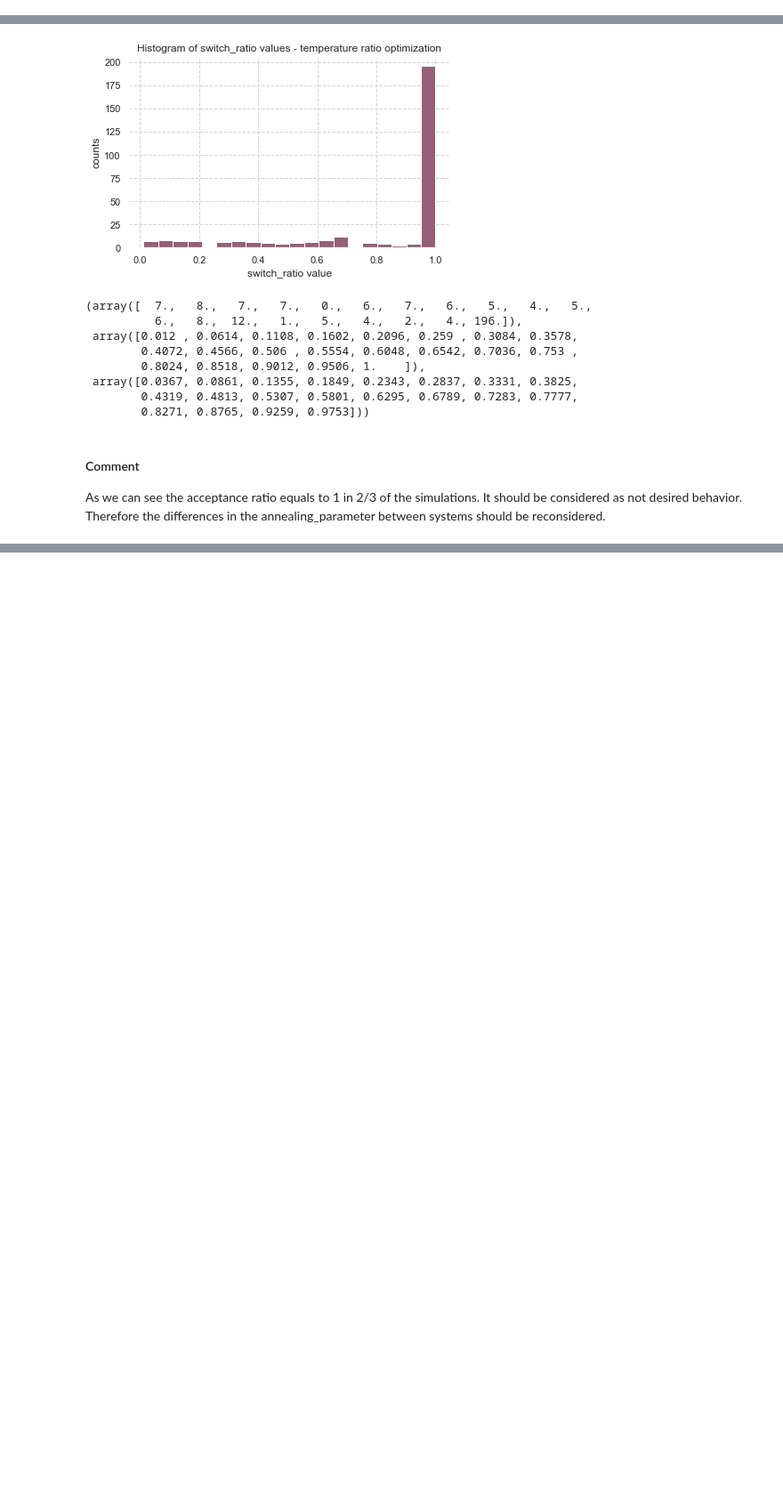
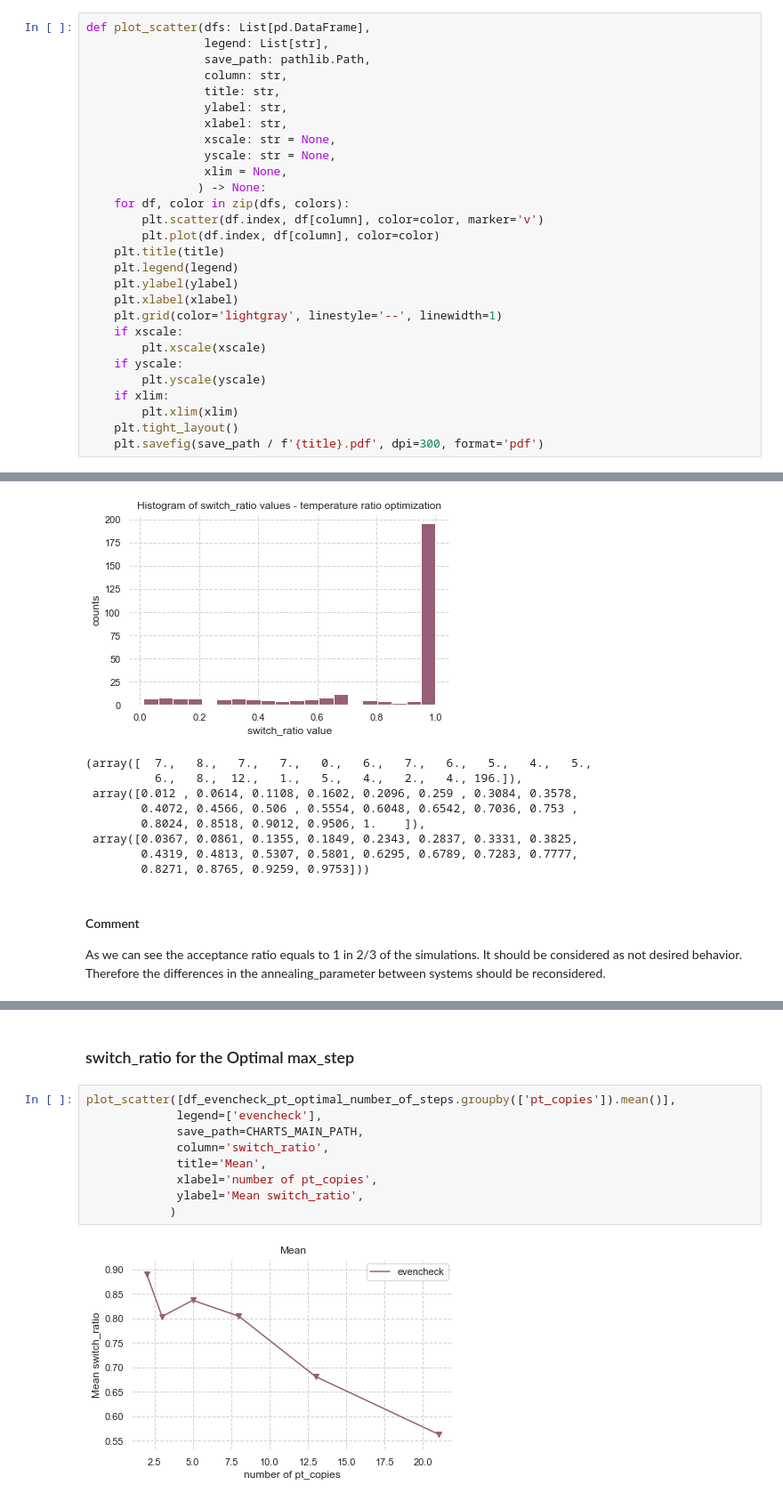
Before and after one commit to mateuszKacz/CGP_mgr, a Jupyter notebook: notebooks/Opracowanie danych PT.ipynb, the cells around one changed output, grey strips where cells are left out. Shown at 89% size. Drawn from its saved outputs; the diff is of its cells as text; blank space fills up the shorter version.

```diff
--- a/notebooks/Opracowanie danych PT.ipynb
+++ b/notebooks/Opracowanie danych PT.ipynb
@@ -54,3 +55,31 @@ df_evencheck_pt_optimal_temp_calc = pd.read_csv(EVENCHECK_GATE_PT_PATH / 'pt_eve
 # Analysis
 # %% [markdown]
 ## Parallel Tempering example
+# %%
+def plot_scatter(dfs: List[pd.DataFrame],
+                 legend: List[str],
+                 save_path: pathlib.Path,
+                 column: str,
+                 title: str,
+                 ylabel: str,
+                 xlabel: str,
+                 xscale: str = None,
+                 yscale: str = None,
+                 xlim = None,
+                ) -> None:
+    for df, color in zip(dfs, colors):
+        plt.scatter(df.index, df[column], color=color, marker='v')
+        plt.plot(df.index, df[column], color=color)
+    plt.title(title)
+    plt.legend(legend)
+    plt.ylabel(ylabel)
+    plt.xlabel(xlabel)
+    plt.grid(color='lightgray', linestyle='--', linewidth=1)
+    if xscale:
+        plt.xscale(xscale)
+    if yscale:
+        plt.yscale(yscale)
+    if xlim:
+        plt.xlim(xlim)
+    plt.tight_layout()
+    plt.savefig(save_path / f'{title}.pdf', dpi=300, format='pdf')
@@ -280,0 +433,13 @@ As we can see the acceptance ratio equals to 1 in 2/3 of the simulations. It sho
+# %% [markdown]
+### switch_ratio for the Optimal max_step
+# %%
+plot_scatter([df_evencheck_pt_optimal_number_of_steps.groupby(['pt_copies']).mean()],
+             legend=['evencheck'],
+             save_path=CHARTS_MAIN_PATH,
+             column='switch_ratio',
+             title='Mean',
+             xlabel='number of pt_copies',
+             ylabel='Mean switch_ratio',
+            )
+# %% [output]
+[figure, added]
```
Also changed, not shown: parts of 6 cells of this notebook, 3 other files.
